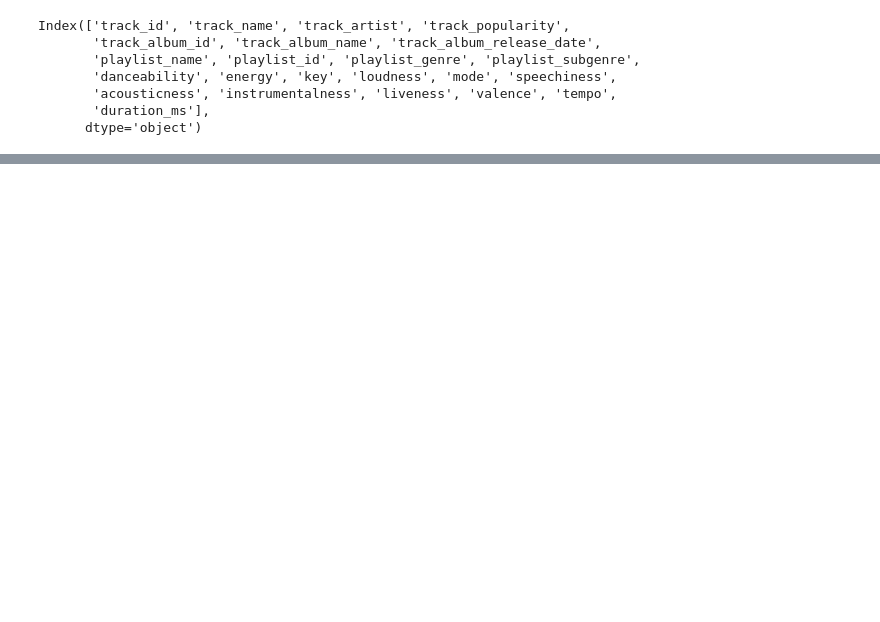
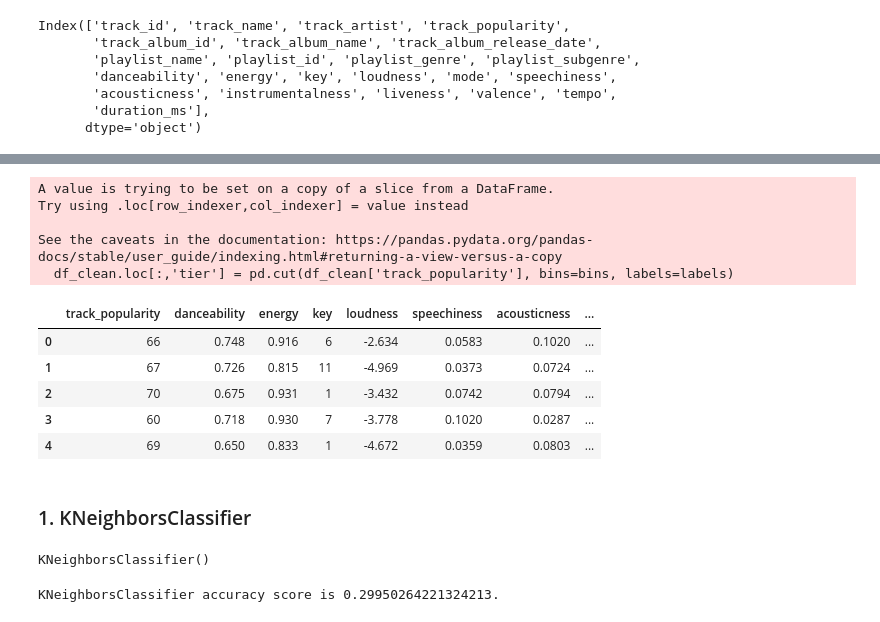
Before and after one commit to stellasyyun/ml-project-2, a Jupyter notebook: data_clean.ipynb, the cells around one changed output, grey strips where cells are left out. Cells and saved outputs as stored; diff of their text form; code cells hidden in the pictures; blank space fills up the shorter version.

```diff
--- a/data_clean.ipynb
+++ b/data_clean.ipynb
@@ -50,0 +62,20 @@ Name: track_popularity, dtype: float64
+# %%
+# Divide track_popularity values into bins
+bins = [0, 31, 48, 63, 100]
+labels = ['not popular', 'neutral', 'popular', 'very popular']
+
+# Assign new column named "tier" for the binned values
+df_clean.loc[:,'tier'] = pd.cut(df_clean['track_popularity'], bins=bins, labels=labels)
+df_clean.head()
+# %% [output]
+A value is trying to be set on a copy of a slice from a DataFrame.
+Try using .loc[row_indexer,col_indexer] = value instead
+
+See the caveats in the documentation: https://pandas.pydata.org/pandas-docs/stable/user_guide/indexing.html#returning-a-view-versus-a-copy
+  df_clean.loc[:,'tier'] = pd.cut(df_clean['track_popularity'], bins=bins, labels=labels)
+|  | track_popularity | danceability | energy | key | loudness | speechiness | acousticness | ... |
+| 0 | 66 | 0.748 | 0.916 | 6 | -2.634 | 0.0583 | 0.1020 | ... |
+| 1 | 67 | 0.726 | 0.815 | 11 | -4.969 | 0.0373 | 0.0724 | ... |
+| 2 | 70 | 0.675 | 0.931 | 1 | -3.432 | 0.0742 | 0.0794 | ... |
+| 3 | 60 | 0.718 | 0.930 | 7 | -3.778 | 0.1020 | 0.0287 | ... |
+| 4 | 69 | 0.650 | 0.833 | 1 | -4.672 | 0.0359 | 0.0803 | ... |
@@ -50,0 +99,19 @@ Name: track_popularity, dtype: float64
+# %% [markdown]
+### 1. KNeighborsClassifier
+# %%
+from sklearn.neighbors import KNeighborsClassifier
+
+# Create model and fit our data
+kn_model = KNeighborsClassifier(n_neighbors=5)
+kn_model.fit(X_train_scaled, y_train)
+# %% [output]
+KNeighborsClassifier()
+# %%
+# Predict the data
+kn_preds = kn_model.predict(X_test_scaled)
+
+# Check accuracy score
+kn_acc_score = accuracy_score(y_test, kn_preds)
+print(f"KNeighborsClassifier accuracy score is {kn_acc_score}.")
+# %% [output]
+KNeighborsClassifier accuracy score is 0.29950264221324213.
```
Also changed, not shown: parts of 23 cells of this notebook.
